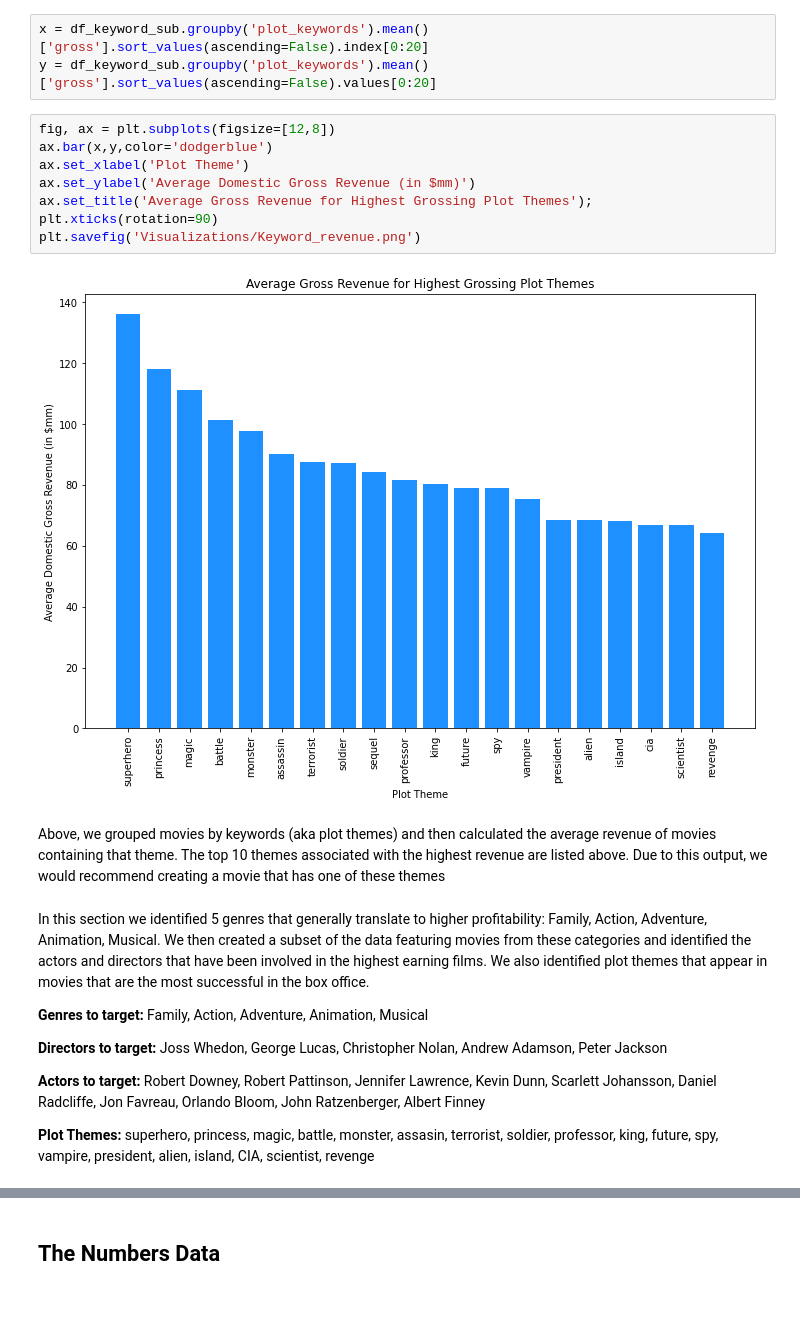
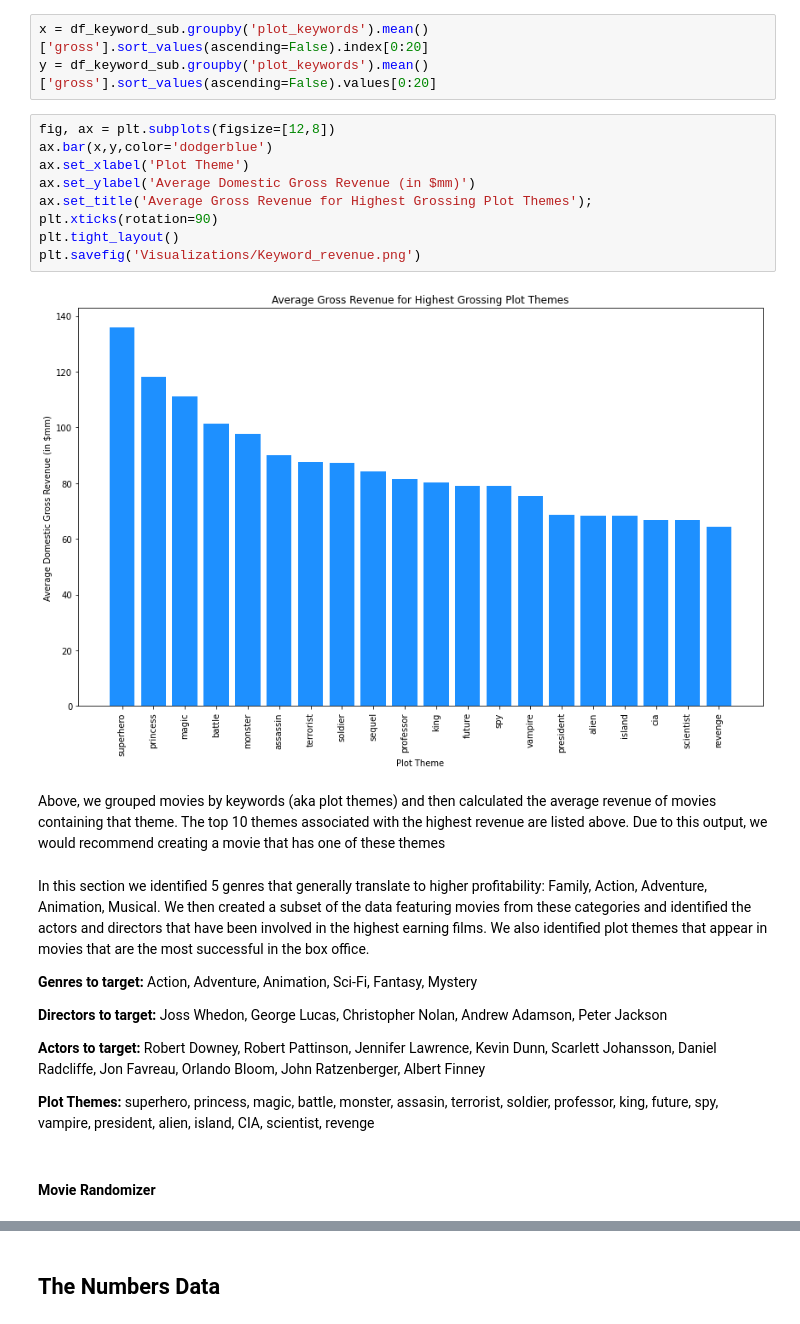
Before and after one commit to KPMcDonough49/dsc-phase-1-project, a Jupyter notebook: Technical Notebook.ipynb, the cells around one changed output, grey strips where cells are left out. Cells and saved outputs as stored; diff of their text form.

```diff
--- a/Technical Notebook.ipynb
+++ b/Technical Notebook.ipynb
@@ -705,22 +712,25 @@ y = df_keyword_sub.groupby('plot_keywords').mean()['gross'].sort_values(ascendin
 # %%
 fig, ax = plt.subplots(figsize=[12,8])
 ax.bar(x,y,color='dodgerblue')
 ax.set_xlabel('Plot Theme')
 ax.set_ylabel('Average Domestic Gross Revenue (in $mm)')
 ax.set_title('Average Gross Revenue for Highest Grossing Plot Themes');
 plt.xticks(rotation=90)
+plt.tight_layout()
 plt.savefig('Visualizations/Keyword_revenue.png')
 # %% [output]
-[figure, old version]
+[figure, new version]
 # %% [markdown]
 Above, we grouped movies by keywords (aka plot themes) and then calculated the average revenue of movies containing that theme. The top 10 themes associated with the highest revenue are listed above. Due to this output, we would recommend creating a movie that has one of these themes
 # %% [markdown]
 In this section we identified 5 genres that generally translate to higher profitability: Family, Action, Adventure, Animation, Musical. We then created a subset of the data featuring movies from these categories and identified the actors and directors that have been involved in the highest earning films. We also identified plot themes that appear in movies that are the most successful in the box office.
 
-<b>Genres to target:</b> Family, Action, Adventure, Animation, Musical
+<b>Genres to target:</b>  Action, Adventure, Animation, Sci-Fi, Fantasy, Mystery
 
 <b>Directors to target:</b> Joss Whedon, George Lucas, Christopher Nolan, Andrew Adamson, Peter Jackson
 
 <b>Actors to target:</b> Robert Downey, Robert Pattinson, Jennifer Lawrence, Kevin Dunn, Scarlett Johansson, Daniel Radcliffe, Jon Favreau, Orlando Bloom, John Ratzenberger, Albert Finney
 
 <b>Plot Themes:</b> superhero, princess, magic, battle, monster, assasin, terrorist, soldier, professor, king, future, spy, vampire, president, alien, island, CIA, scientist, revenge
+# %% [markdown]
+#### Movie Randomizer
```
Also changed, not shown: parts of 20 cells of this notebook, 7 other files.
